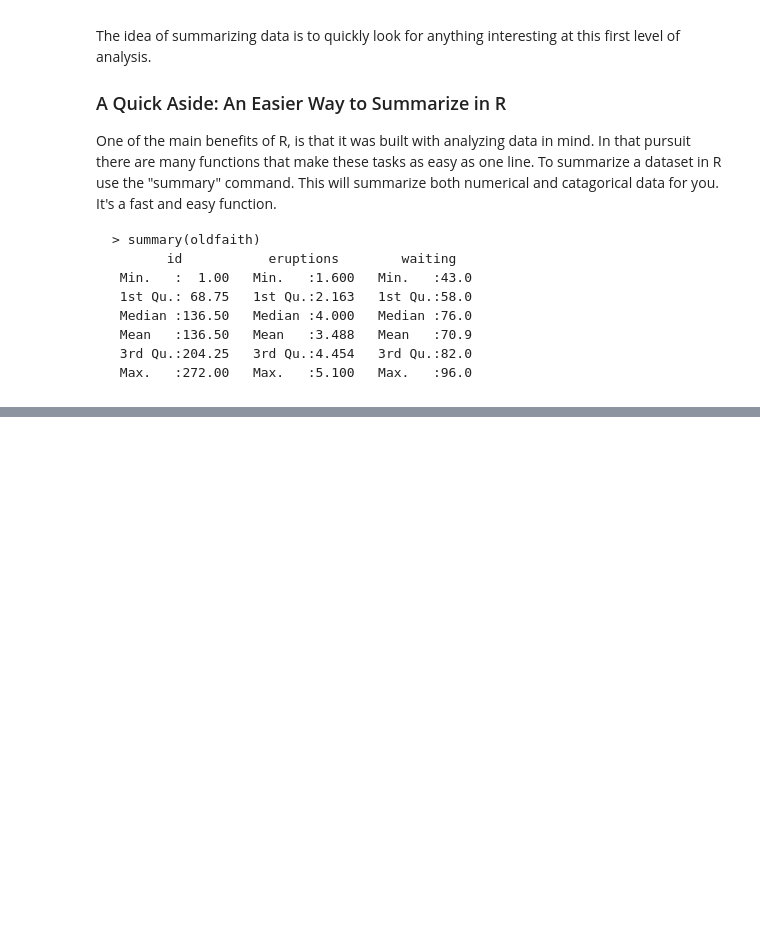
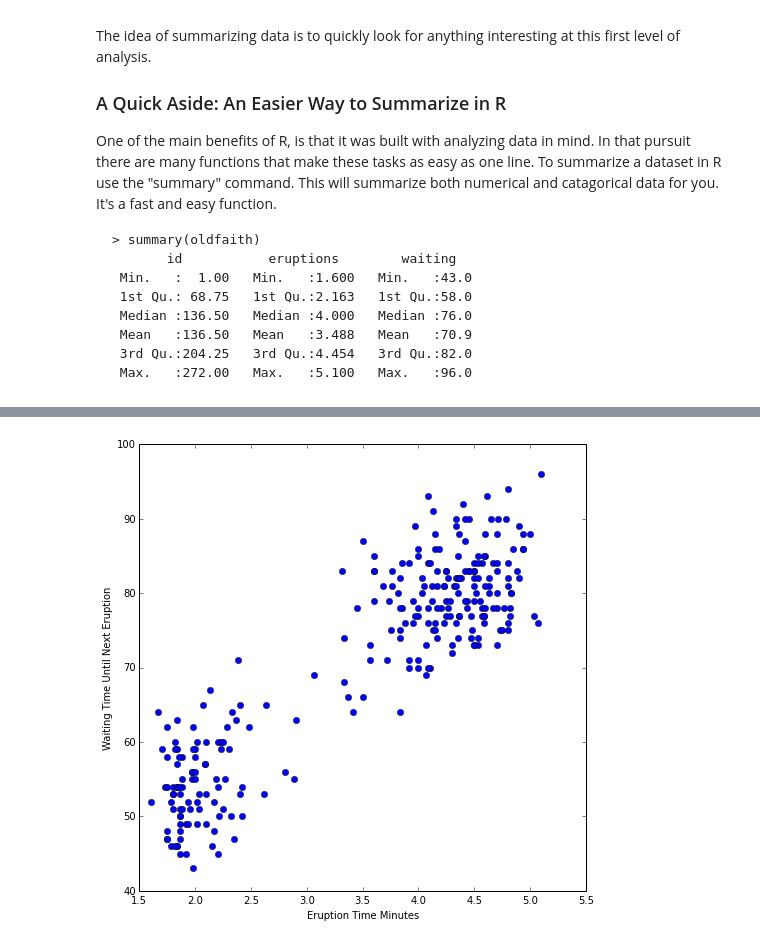
Before and after one commit to bvegetabile/UCI_teaching, a Jupyter notebook: stat67/fall2014/stat67disc2.ipynb, the cells around one changed output, grey strips where cells are left out. Saved outputs shown, nothing was run; the diff lists cells and outputs as text; code cells hidden in the pictures; blank space fills up the shorter version.

```diff
--- a/stat67/fall2014/stat67disc2.ipynb
+++ b/stat67/fall2014/stat67disc2.ipynb
@@ -165,0 +275,10 @@ One of the main benefits of R, is that it was built with analyzing data in mind.
+# %%
+F = plt.figure()
+plt.plot(oldfaith['eruptions'], oldfaith['waiting'],
+         marker='o',linestyle="")
+plt.xlabel('Eruption Time Minutes')
+plt.ylabel('Waiting Time Until Next Eruption')
+F.set_size_inches(8,8)
+plt.show()
+# %% [output]
+[figure, added]
```
Also changed, not shown: parts of 41 cells of this notebook.
